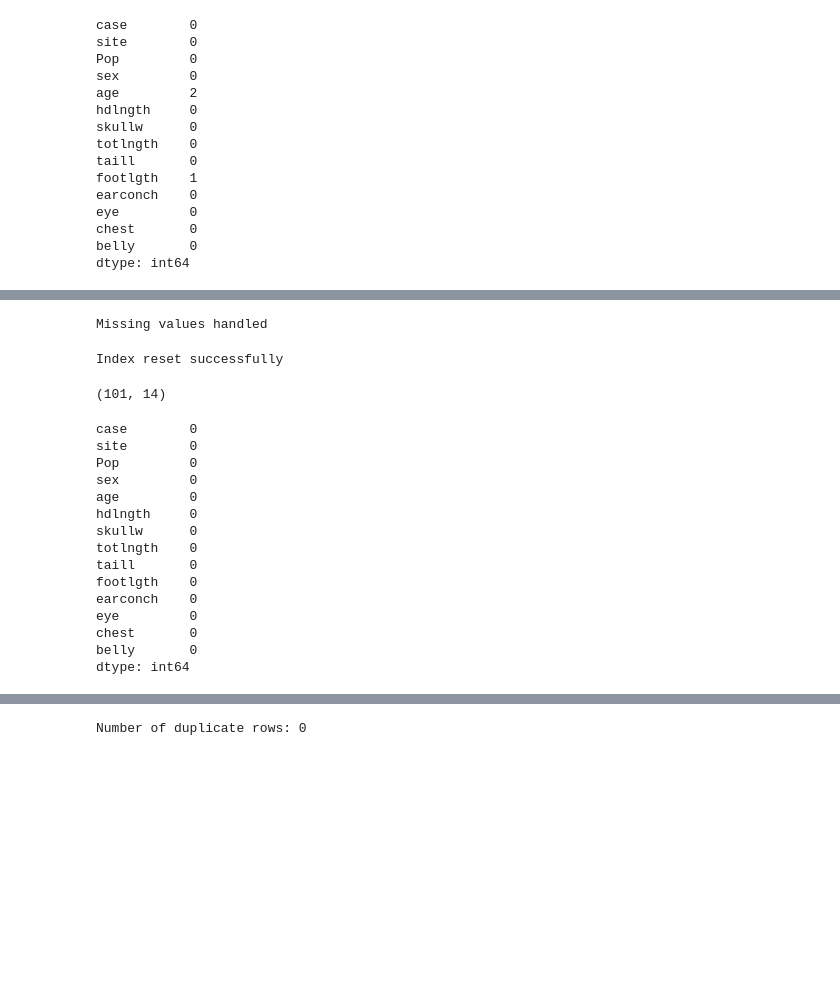
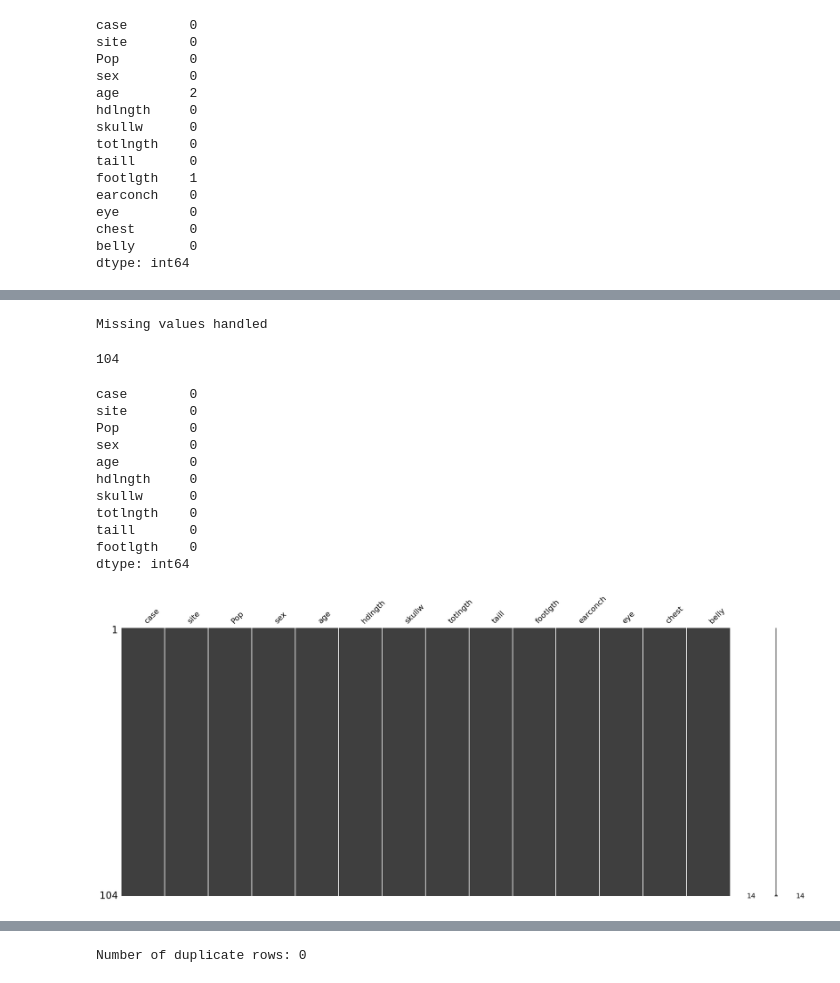
Before and after one commit to ace2nonsuch/central-tendency, a Jupyter notebook: task18_possum.ipynb, the cells around one changed output, grey strips where cells are left out. Drawn from its saved outputs; the diff is of its cells as text; code cells hidden in the pictures; blank space fills up the shorter version.

```diff
--- a/task18_possum.ipynb
+++ b/task18_possum.ipynb
@@ -116,37 +157,34 @@ dtype: int64
+# %%
+# replacing the missing values with the median of the column
+possum_data.fillna(possum_data.median(numeric_only=True), inplace=True)
+#possum_data['age'].fillna(possum_data['age'].median(), inplace=True)
+#possum_data['footlength'].fillna(possum_data['footlength'].median(), inplace=True)
+print("Missing values handled")
+possum_data.shape[0]  # Check the number of rows after handling missing values
+# %% [output]
+Missing values handled
+104
+# %%
+# Visualizing missing values again using missingno to confirm all missing values are handled
+msno.matrix(possum_data)            # visual heat-map
+print(possum_data.isna().sum().sort_values(ascending=False).head(10))  # top-10 miss counts
+# %% [output]
+case        0
+site        0
+Pop         0
+sex         0
+age         0
+hdlngth     0
+skullw      0
+totlngth    0
+taill       0
+footlgth    0
+dtype: int64
+[figure, added]
 # %%
 # removing missing values
-possum_data = possum_data.dropna()  # Drop rows with any missing values
-print("Missing values handled")
+   # possum_data = possum_data.dropna()  # Drop rows with any missing values
+    #print("Missing values handled")
+ #   possum_data.reset_index(drop=True, inplace=True) #Reset index after dropping rows
+  #  print("Index reset successfully")
+   # possum_data.shape[0]  # Check the number of rows after dropping missing values
-# %% [output]
-Missing values handled
-# %%
-# resetting the index
-possum_data.reset_index(drop=True, inplace=True)  # Reset index after dropping rows because the index of the rows dropped
-print("Index reset successfully")
-# %% [output]
-Index reset successfully
-# %%
-# checking the shape after removing missing values
-possum_data.shape
-# %% [output]
-(101, 14)
-# %%
-# checking for missing values again
-possum_data[possum_data.isna().any(axis=1)] # Check for rows with any missing values
-print(possum_data.isna().sum())  # Check for missing values in each column
-# %% [output]
-case        0
-site        0
-Pop         0
-sex         0
-age         0
-hdlngth     0
-skullw      0
-totlngth    0
-taill       0
-footlgth    0
-earconch    0
-eye         0
-chest       0
-belly       0
-dtype: int64
```
Also changed, not shown: parts of 22 cells of this notebook.
